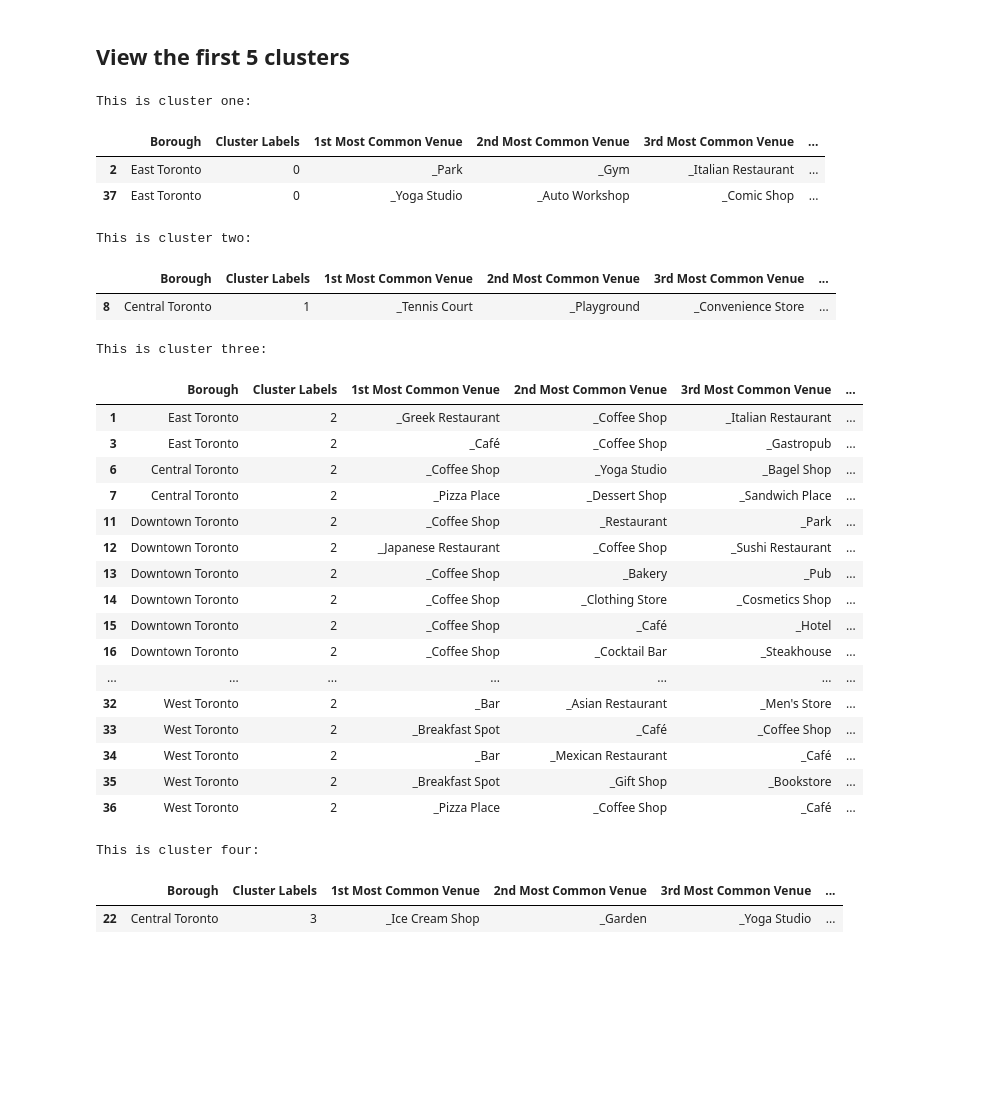
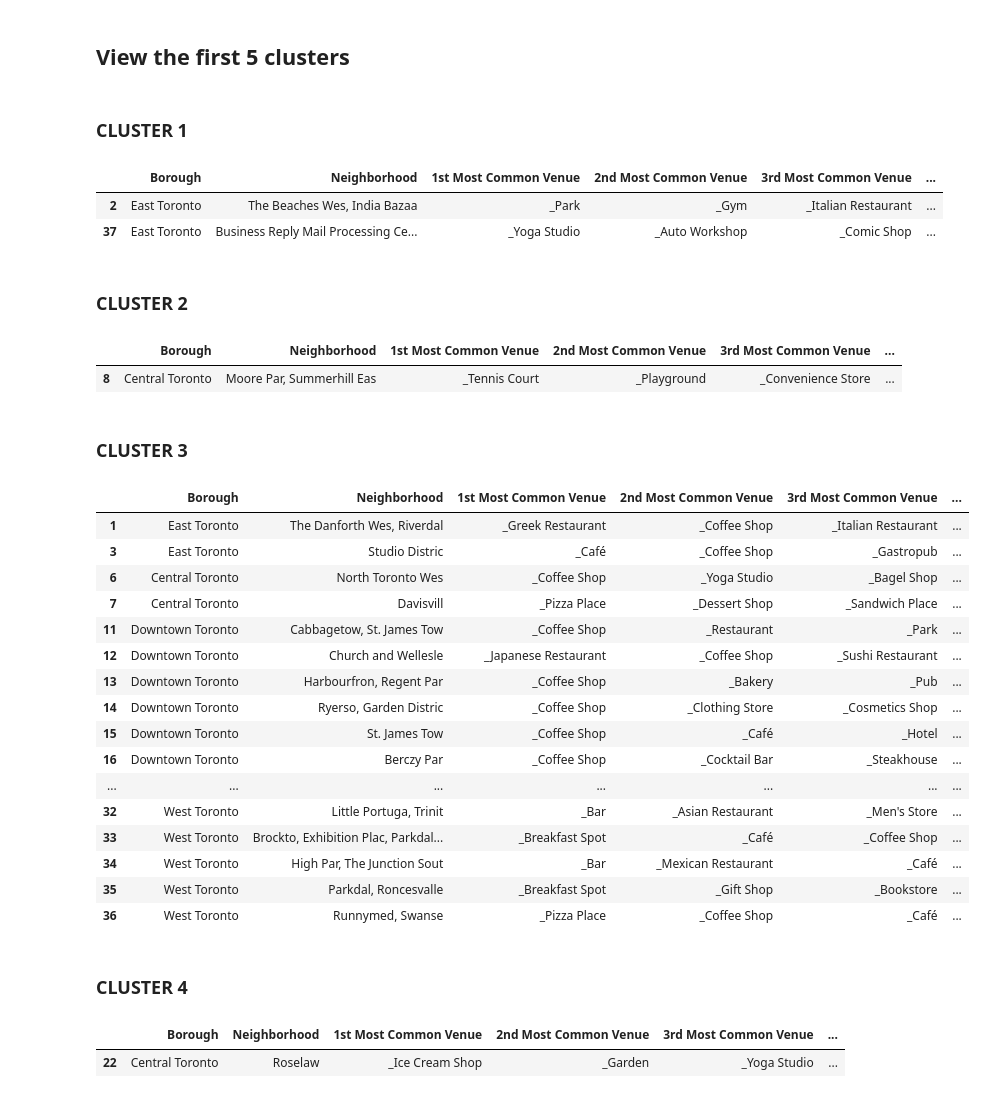
Before and after one commit to unnamble/Coursera_IBM, a Jupyter notebook: Segmenting and Clustering Neighborhoods in Toronto.ipynb, the cells around one changed output. Saved outputs shown, nothing was run; the diff lists cells and outputs as text; code cells hidden in the pictures; blank space fills up the shorter version.

```diff
--- a/Segmenting and Clustering Neighborhoods in Toronto.ipynb
+++ b/Segmenting and Clustering Neighborhoods in Toronto.ipynb
@@ -334,51 +343,54 @@ map_clusters
 [interactive output not drawn]
 # %% [markdown]
 ## View the first 5 clusters
+# %%
+# Make a list to use for indexing below, so it's only Borough and Neighborhood and top 10 venues witch gets shown
+ind = [1, 2, 6, 7, 8, 9, 10, 11, 12, 13, 14, 15]
+# %% [markdown]
+### CLUSTER 1
 # %%
-cluster_1 = toront_merged.loc[toront_merged['Cluster Labels'] == 0, toront_merged.columns[[1] + list(range(5, toront_merged.shape[1]))]]
-print('This is cluster one:')
+cluster_1 = toront_merged.loc[toront_merged['Cluster Labels'] == 0, toront_merged.columns[ind]]
 cluster_1
 # %% [output]
-This is cluster one:
-|  | Borough | Cluster Labels | 1st Most Common Venue | 2nd Most Common Venue | 3rd Most Common Venue | ... |
-| 2 | East Toronto | 0 | _Park | _Gym | _Italian Restaurant | ... |
-| 37 | East Toronto | 0 | _Yoga Studio | _Auto Workshop | _Comic Shop | ... |
+|  | Borough | Neighborhood | 1st Most Common Venue | 2nd Most Common Venue | 3rd Most Common Venue | ... |
+| 2 | East Toronto | The Beaches Wes, India Bazaa | _Park | _Gym | _Italian Restaurant | ... |
+| 37 | East Toronto | Business Reply Mail Processing Ce... | _Yoga Studio | _Auto Workshop | _Comic Shop | ... |
+# %% [markdown]
+### CLUSTER 2
 # %%
-cluster_2 = toront_merged.loc[toront_merged['Cluster Labels'] == 1, toront_merged.columns[[1] + list(range(5, toront_merged.shape[1]))]]
-print('This is cluster two:')
+cluster_2 = toront_merged.loc[toront_merged['Cluster Labels'] == 1, toront_merged.columns[ind]]
 cluster_2
 # %% [output]
-This is cluster two:
-|  | Borough | Cluster Labels | 1st Most Common Venue | 2nd Most Common Venue | 3rd Most Common Venue | ... |
-| 8 | Central Toronto | 1 | _Tennis Court | _Playground | _Convenience Store | ... |
+|  | Borough | Neighborhood | 1st Most Common Venue | 2nd Most Common Venue | 3rd Most Common Venue | ... |
+| 8 | Central Toronto | Moore Par, Summerhill Eas | _Tennis Court | _Playground | _Convenience Store | ... |
+# %% [markdown]
+### CLUSTER 3
 # %%
-cluster_3 = toront_merged.loc[toront_merged['Cluster Labels'] == 2, toront_merged.columns[[1] + list(range(5, toront_merged.shape[1]))]]
-print('This is cluster three:')
+cluster_3 = toront_merged.loc[toront_merged['Cluster Labels'] == 2, toront_merged.columns[ind]]
 cluster_3
 # %% [output]
-This is cluster three:
-|  | Borough | Cluster Labels | 1st Most Common Venue | 2nd Most Common Venue | 3rd Most Common Venue | ... |
-| 1 | East Toronto | 2 | _Greek Restaurant | _Coffee Shop | _Italian Restaurant | ... |
-| 3 | East Toronto | 2 | _Café | _Coffee Shop | _Gastropub | ... |
-| 6 | Central Toronto | 2 | _Coffee Shop | _Yoga Studio | _Bagel Shop | ... |
-| 7 | Central Toronto | 2 | _Pizza Place | _Dessert Shop | _Sandwich Place | ... |
-| 11 | Downtown Toronto | 2 | _Coffee Shop | _Restaurant | _Park | ... |
-| 12 | Downtown Toronto | 2 | _Japanese Restaurant | _Coffee Shop | _Sushi Restaurant | ... |
-| 13 | Downtown Toronto | 2 | _Coffee Shop | _Bakery | _Pub | ... |
-| 14 | Downtown Toronto | 2 | _Coffee Shop | _Clothing Store | _Cosmetics Shop | ... |
-| 15 | Downtown Toronto | 2 | _Coffee Shop | _Café | _Hotel | ... |
-| 16 | Downtown Toronto | 2 | _Coffee Shop | _Cocktail Bar | _Steakhouse | ... |
+|  | Borough | Neighborhood | 1st Most Common Venue | 2nd Most Common Venue | 3rd Most Common Venue | ... |
+| 1 | East Toronto | The Danforth Wes, Riverdal | _Greek Restaurant | _Coffee Shop | _Italian Restaurant | ... |
+| 3 | East Toronto | Studio Distric | _Café | _Coffee Shop | _Gastropub | ... |
+| 6 | Central Toronto | North Toronto Wes | _Coffee Shop | _Yoga Studio | _Bagel Shop | ... |
+| 7 | Central Toronto | Davisvill | _Pizza Place | _Dessert Shop | _Sandwich Place | ... |
+| 11 | Downtown Toronto | Cabbagetow, St. James Tow | _Coffee Shop | _Restaurant | _Park | ... |
+| 12 | Downtown Toronto | Church and Wellesle | _Japanese Restaurant | _Coffee Shop | _Sushi Restaurant | ... |
+| 13 | Downtown Toronto | Harbourfron, Regent Par | _Coffee Shop | _Bakery | _Pub | ... |
+| 14 | Downtown Toronto | Ryerso, Garden Distric | _Coffee Shop | _Clothing Store | _Cosmetics Shop | ... |
+| 15 | Downtown Toronto | St. James Tow | _Coffee Shop | _Café | _Hotel | ... |
+| 16 | Downtown Toronto | Berczy Par | _Coffee Shop | _Cocktail Bar | _Steakhouse | ... |
 | ... | ... | ... | ... | ... | ... | ... |
-| 32 | West Toronto | 2 | _Bar | _Asian Restaurant | _Men's Store | ... |
-| 33 | West Toronto | 2 | _Breakfast Spot | _Café | _Coffee Shop | ... |
-| 34 | West Toronto | 2 | _Bar | _Mexican Restaurant | _Café | ... |
-| 35 | West Toronto | 2 | _Breakfast Spot | _Gift Shop | _Bookstore | ... |
-| 36 | West Toronto | 2 | _Pizza Place | _Coffee Shop | _Café | ... |
+| 32 | West Toronto | Little Portuga, Trinit | _Bar | _Asian Restaurant | _Men's Store | ... |
+| 33 | West Toronto | Brockto, Exhibition Plac, Parkdal... | _Breakfast Spot | _Café | _Coffee Shop | ... |
+| 34 | West Toronto | High Par, The Junction Sout | _Bar | _Mexican Restaurant | _Café | ... |
+| 35 | West Toronto | Parkdal, Roncesvalle | _Breakfast Spot | _Gift Shop | _Bookstore | ... |
+| 36 | West Toronto | Runnymed, Swanse | _Pizza Place | _Coffee Shop | _Café | ... |
+# %% [markdown]
+### CLUSTER 4
 # %%
-cluster_4 = toront_merged.loc[toront_merged['Cluster Labels'] == 3, toront_merged.columns[[1] + list(range(5, toront_merged.shape[1]))]]
-print('This is cluster four:')
+cluster_4 = toront_merged.loc[toront_merged['Cluster Labels'] == 3, toront_merged.columns[ind]]
 cluster_4
 # %% [output]
-This is cluster four:
-|  | Borough | Cluster Labels | 1st Most Common Venue | 2nd Most Common Venue | 3rd Most Common Venue | ... |
-| 22 | Central Toronto | 3 | _Ice Cream Shop | _Garden | _Yoga Studio | ... |
+|  | Borough | Neighborhood | 1st Most Common Venue | 2nd Most Common Venue | 3rd Most Common Venue | ... |
+| 22 | Central Toronto | Roselaw | _Ice Cream Shop | _Garden | _Yoga Studio | ... |
```
Also changed, not shown: parts of 20 cells of this notebook.
